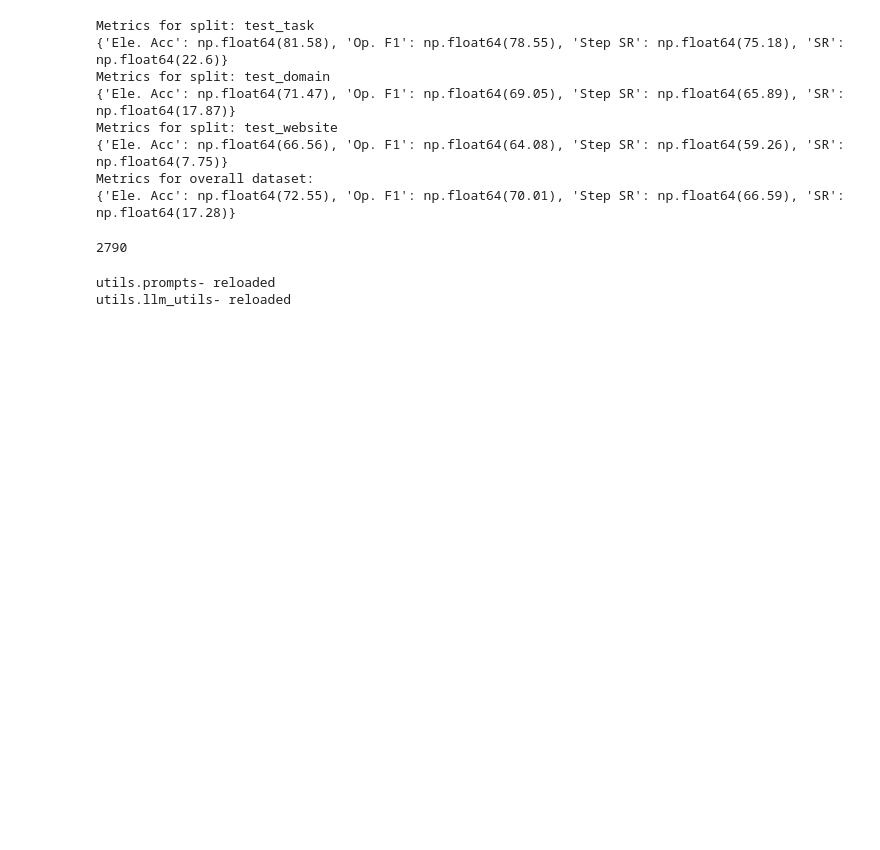
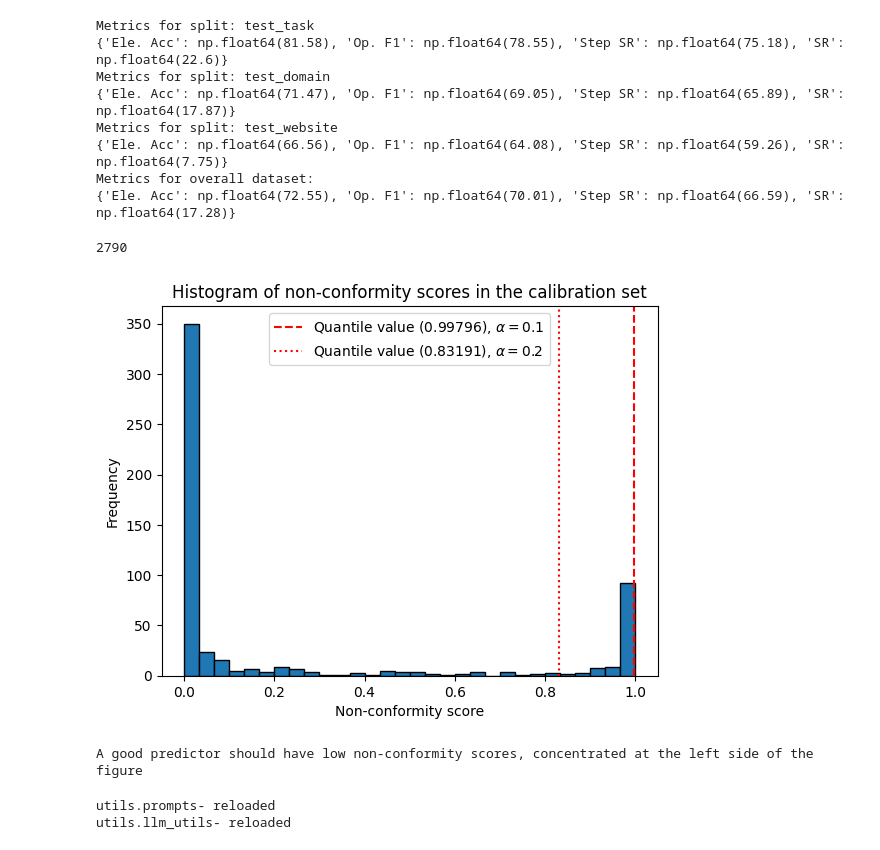
Before and after one commit to amitxy/Robots-That-Ask-For-Help-Over-The-Horizon, a Jupyter notebook: research.ipynb, the cells around one changed output. Cells and saved outputs as stored; diff of their text form; code cells hidden in the pictures; blank space fills up the shorter version.

```diff
--- a/research.ipynb
+++ b/research.ipynb
@@ -120,0 +416,5 @@ Split (𝛼=0.1): test_website - Threshold: 0.9999, Naive Threshold: 0.9988
+# %%
+cal_df = pd.read_pickle("cal_df.pkl")
+cal_df = utils.helpers.add_eval_columns(cal_df)
+# cal_df = utils.helpers.add_eval_columns(cal_df, logits_temp=6.0)
+# test_df = utils.helpers.add_eval_columns(test_df)
@@ -120,0 +423,3 @@ Split (𝛼=0.1): test_website - Threshold: 0.9999, Naive Threshold: 0.9988
+# %%
+cal_df['choices_probs'] = utils.helpers.softmax_with_temperature_from_probs(cal_df['choices_probs'], temperature=6.0)
+cal_df['true_prob'] = cal_df.apply(lambda row: row['choices_probs'][row['label']] if row['label'] in row['choices_probs'] else 0, axis=1)
@@ -121,3 +428,18 @@ Split (𝛼=0.1): test_website - Threshold: 0.9999, Naive Threshold: 0.9988
+# %%
+cal_df = utils.helpers.add_eval_columns(cal_df, log_probs_col='choices_log_probs')
+cal_grouped = cal_df.groupby('annotation_id')
+score_per_group = 1 - cal_grouped['true_prob'].min()
+
+threshold = get_threshold(score_per_group, alpha=0.1)
+
+# naive_threshold = get_threshold(1 - cal_df['true_prob'], alpha=0.1)
+# naive_threshold2 = get_threshold(1 - cal_df['true_prob'], alpha=0.2)
+threshold2 = get_threshold(score_per_group, alpha=0.2)
+
+# plot histogram of non-conformity scores in the calibration set
+utils.plot.nonconformity_histogram(
+    score_per_group, threshold, None, threshold2, None
+)
 # %%
 # Model is probably biased towards A when not certain
 print(cal_df[cal_df['correct'] == False]['pred_label'].value_counts())
@@ -315,6 +637,13 @@ torch.cuda.empty_cache()
 gc.collect()
 # %% [output]
 2790
+# %%
+utils.plot.nonconformity_histogram(
+    1 - cal_df['target_prob'], naive_threshold, None, naive_threshold2, None
+)
+# %% [output]
+[figure, added]
+A good predictor should have low non-conformity scores, concentrated at the left side of the figure
 # %%
 utils.reload('utils.prompts')
 utils.reload('utils.llm_utils')
```
Also changed, not shown: parts of 13 cells of this notebook.
